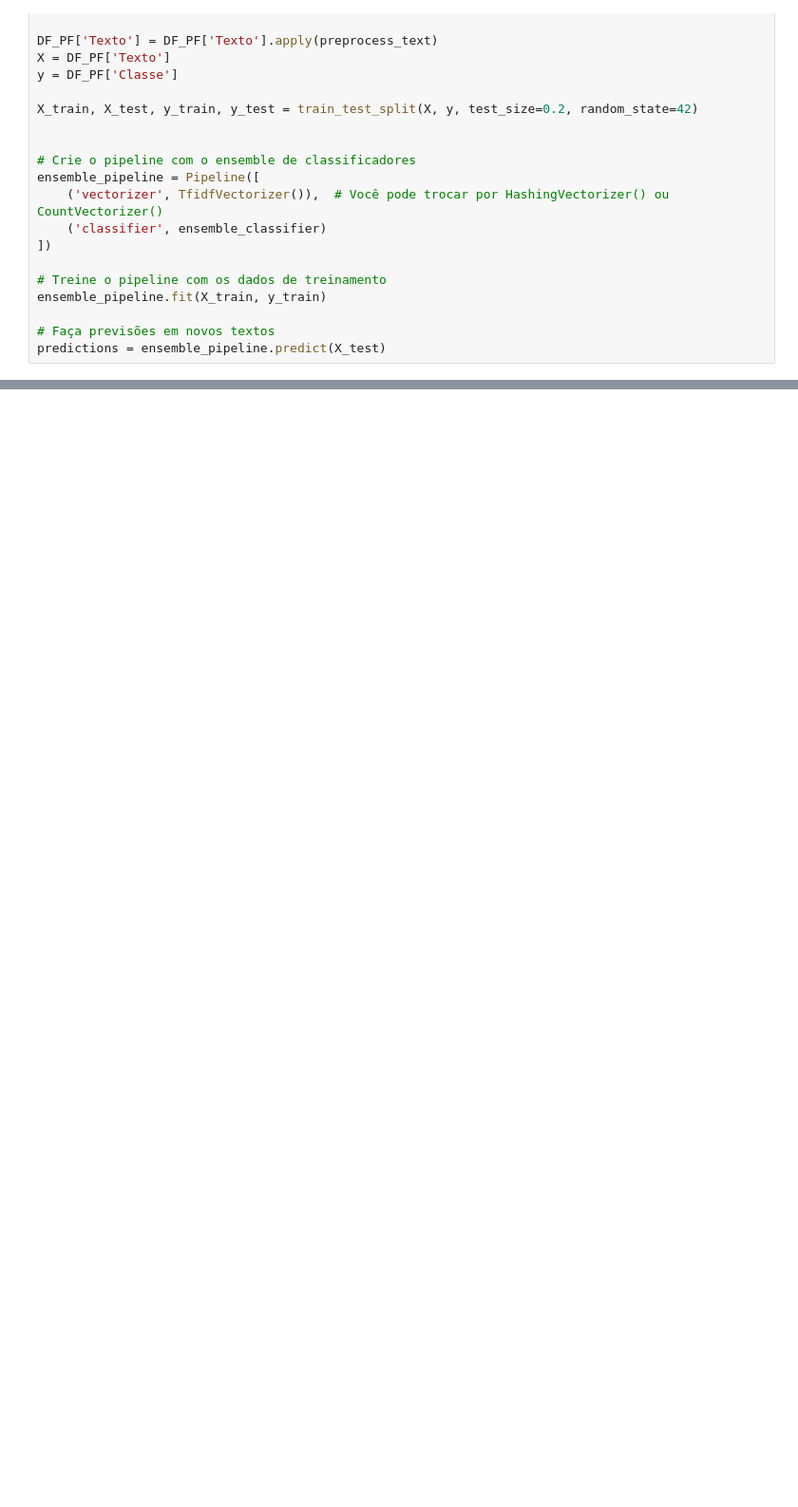
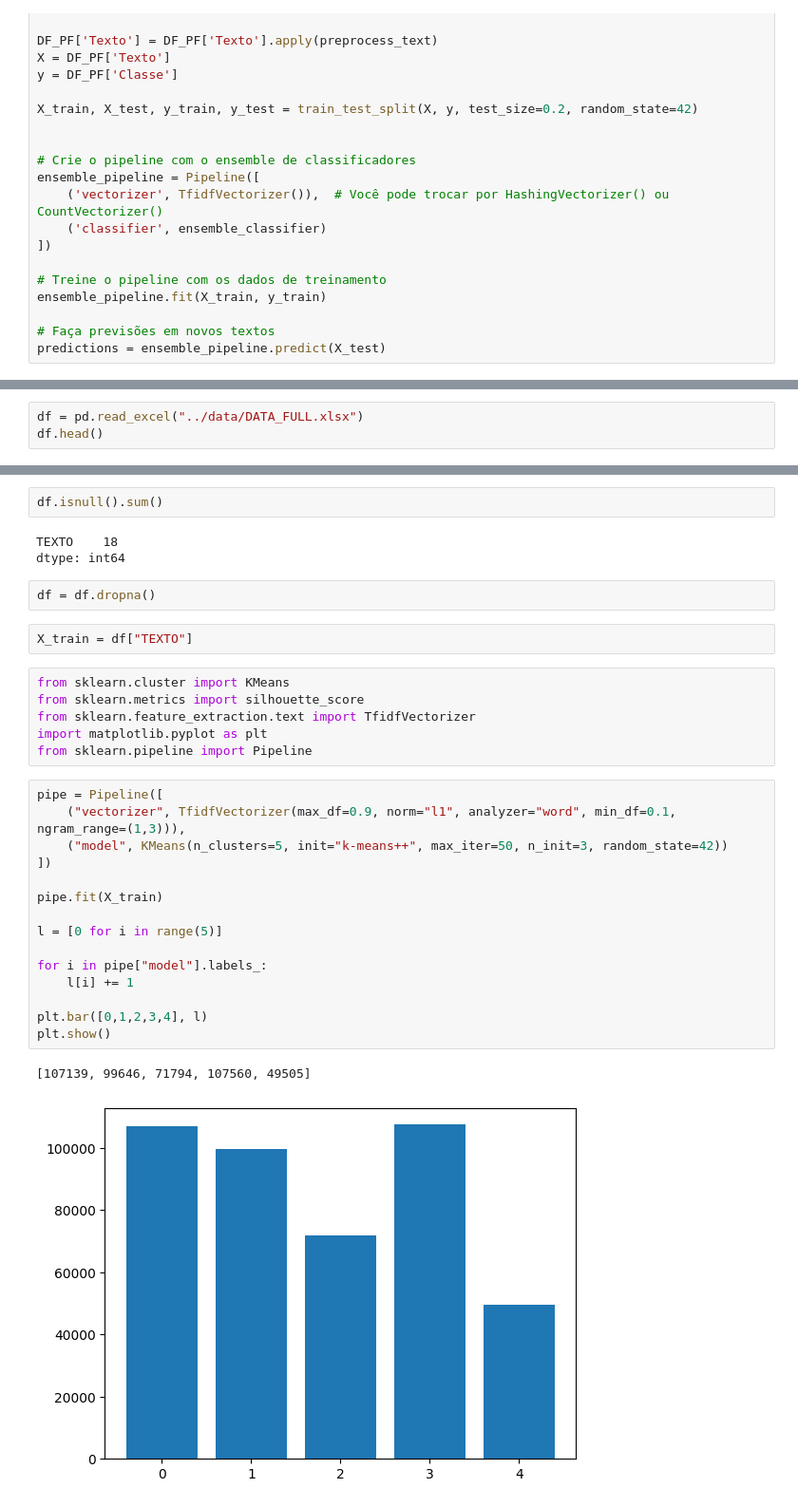
Before and after one commit to JoaoAssalim/Class-by-Description-Classifier-with-NLP, a Jupyter notebook: notebooks/ClassificaçãoDescrições.ipynb, the cells around one changed output, grey strips where cells are left out. Shown at 95% size. Drawn from its saved outputs; the diff is of its cells as text; blank space fills up the shorter version.

Commit message:
Algoritmos de Clustering

```diff
--- a/notebooks/ClassificaçãoDescrições.ipynb
+++ b/notebooks/ClassificaçãoDescrições.ipynb
@@ -302,0 +320,3 @@ Acurácia do modelo de ensemble: 0.88
+# %%
+df = pd.read_excel("../data/DATA_FULL.xlsx")
+df.head()
@@ -302,0 +330,33 @@ Acurácia do modelo de ensemble: 0.88
+# %%
+df.isnull().sum()
+# %% [output]
+TEXTO    18
+dtype: int64
+# %%
+df = df.dropna()
+# %%
+X_train = df["TEXTO"]
+# %%
+from sklearn.cluster import KMeans
+from sklearn.metrics import silhouette_score
+from sklearn.feature_extraction.text import TfidfVectorizer
+import matplotlib.pyplot as plt
+from sklearn.pipeline import Pipeline
+# %%
+pipe = Pipeline([
+    ("vectorizer", TfidfVectorizer(max_df=0.9, norm="l1", analyzer="word", min_df=0.1, ngram_range=(1,3))),
+    ("model", KMeans(n_clusters=5, init="k-means++", max_iter=50, n_init=3, random_state=42))
+])
+
+pipe.fit(X_train)
+
+l = [0 for i in range(5)]
+
+for i in pipe["model"].labels_:
+    l[i] += 1
+
+plt.bar([0,1,2,3,4], l)
+plt.show()
+# %% [output]
+[107139, 99646, 71794, 107560, 49505]
+[figure, added]
```
Also changed, not shown: parts of 15 cells of this notebook, 1 other file.
